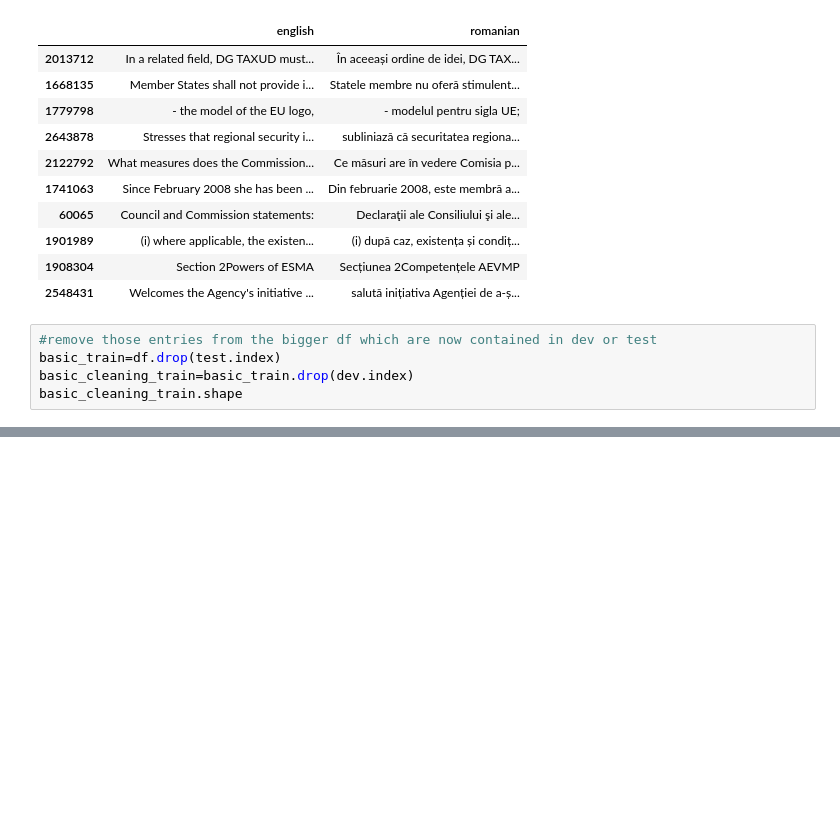
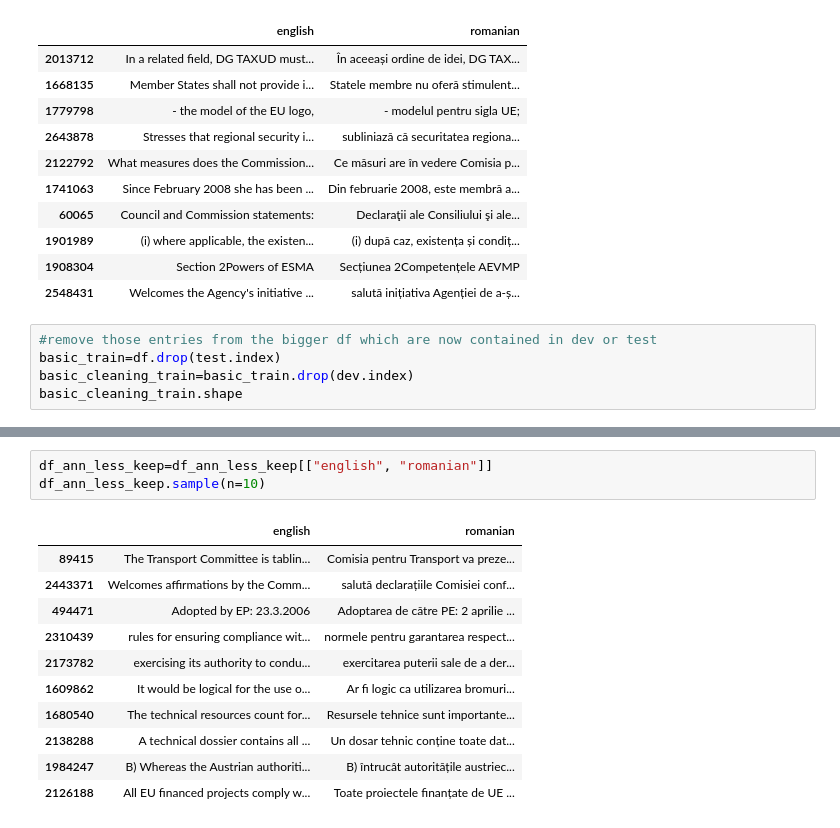
Before and after one commit to clgp2/baCode, a Jupyter notebook: notebooks/01-intermediate.ipynb, the cells around one changed output, grey strips where cells are left out. Saved outputs shown, nothing was run; the diff lists cells and outputs as text; blank space fills up the shorter version.

```diff
--- a/notebooks/01-intermediate.ipynb
+++ b/notebooks/01-intermediate.ipynb
@@ -220,0 +295,15 @@ basic_cleaning_train.loc[[2668795]]
+# %%
+df_ann_less_keep=df_ann_less_keep[["english", "romanian"]]
+df_ann_less_keep.sample(n=10)
+# %% [output]
+|  | english | romanian |
+| 89415 | The Transport Committee is tablin... | Comisia pentru Transport va preze... |
+| 2443371 | Welcomes affirmations by the Comm... | salută declarațiile Comisiei conf... |
+| 494471 | Adopted by EP: 23.3.2006 | Adoptarea de către PE: 2 aprilie ... |
+| 2310439 | rules for ensuring compliance wit... | normele pentru garantarea respect... |
+| 2173782 | exercising its authority to condu... | exercitarea puterii sale de a der... |
+| 1609862 | It would be logical for the use o... | Ar fi logic ca utilizarea bromuri... |
+| 1680540 | The technical resources count for... | Resursele tehnice sunt importante... |
+| 2138288 | A technical dossier contains all ... | Un dosar tehnic conține toate dat... |
+| 1984247 | B) Whereas the Austrian authoriti... | B) întrucât autoritățile austriec... |
+| 2126188 | All EU financed projects comply w... | Toate proiectele finanțate de UE ... |
```
Also changed, not shown: parts of 13 cells of this notebook, 4 other files.
